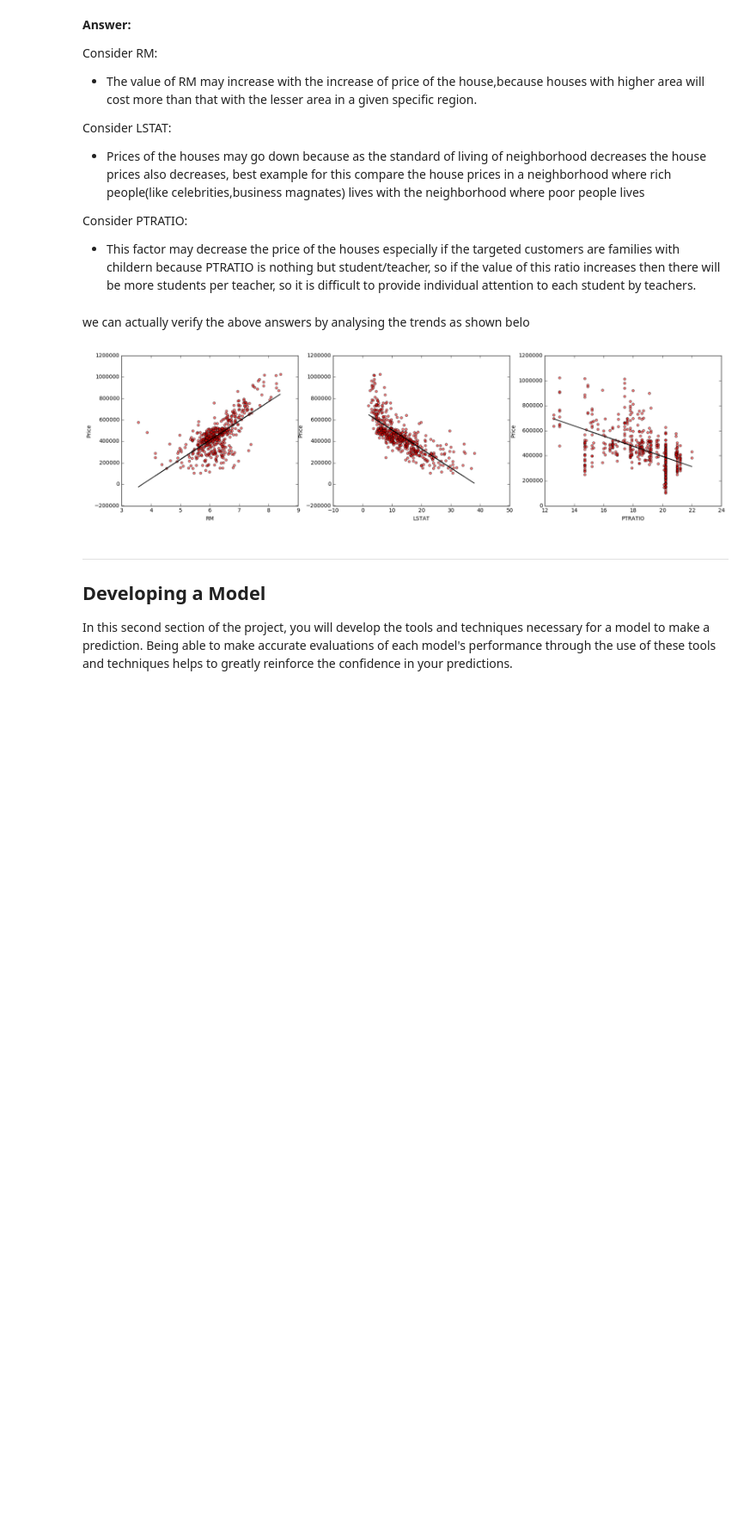
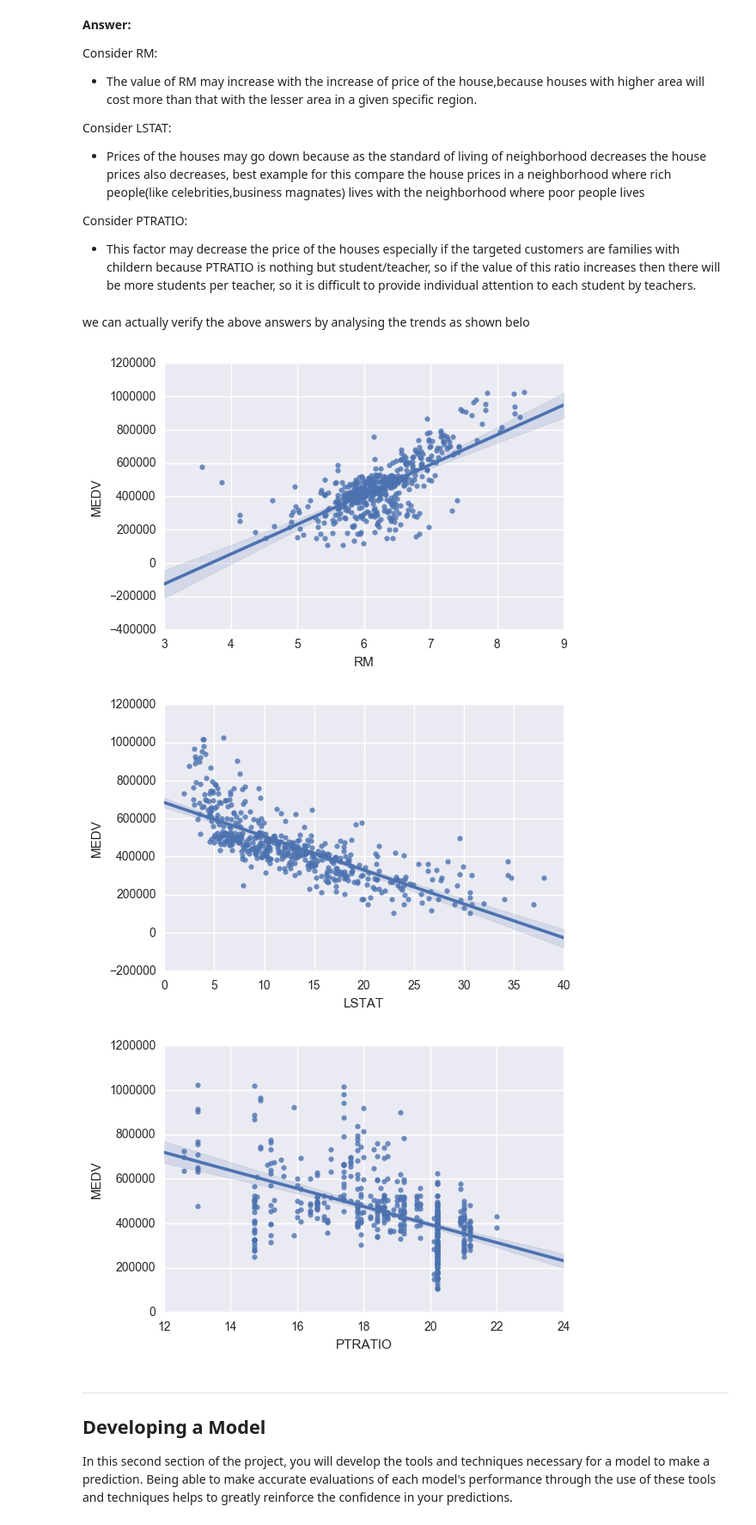
Before and after one commit to satishjasthi/boston_housing, a Jupyter notebook: boston_housing.ipynb, the cells around one changed output. Shown: that part at 86% size. Cells and saved outputs as stored; diff of their text form; code cells hidden in the pictures; blank space fills up the shorter version.

```diff
--- a/boston_housing.ipynb
+++ b/boston_housing.ipynb
@@ -105,24 +105,17 @@ Consider PTRATIO:
 - This factor may decrease the price of the houses especially if the targeted customers are families with childern because PTRATIO is nothing but student/teacher, so if the value of this ratio increases then there will be more students per teacher, so it is difficult to provide individual attention to each student by teachers.
 # %% [markdown]
 we can actually verify the above answers by analysing the trends as shown belo
-# %%
-from sklearn.linear_model import LinearRegression
-import matplotlib.pyplot as plt
-
-plt.figure(figsize =(20,5))#figsize sets the width and height of figure in inches
-for i, col in enumerate(features.columns):#here enumerate takes a list of
-    #all column names and converts it into this format [(0,'column0'),(1,'column1'),....]
-    #so in for loop, i = count and col = column name
-    plt.subplot(1,3,i+1)
-    reg = LinearRegression()
-    pt_ratio = data[col].reshape(-1,1)
-    reg.fit(pt_ratio,prices)
-    plt.plot(pt_ratio,reg.predict(pt_ratio),color = 'black',linewidth =1)
-    plt.scatter(pt_ratio,prices,alpha = 0.5,c='red') #alpha is a blending value,between 0(transparent) and 1 (opaque)
-    plt.xlabel(col)
-    plt.ylabel('Price')
-# %% [output]
-[figure, removed]
+# %%
+import matplotlib.pyplot as plt
+import seaborn as sns
+
+for var in ['RM', 'LSTAT', 'PTRATIO']:
+    sns.regplot(data[var], prices)
+    plt.show()
+# %% [output]
+[figure, added]
+[figure, added]
+[figure, added]
 # %% [markdown]
 ----
 
```
Also changed, not shown: parts of 15 cells of this notebook, 1 other file.
